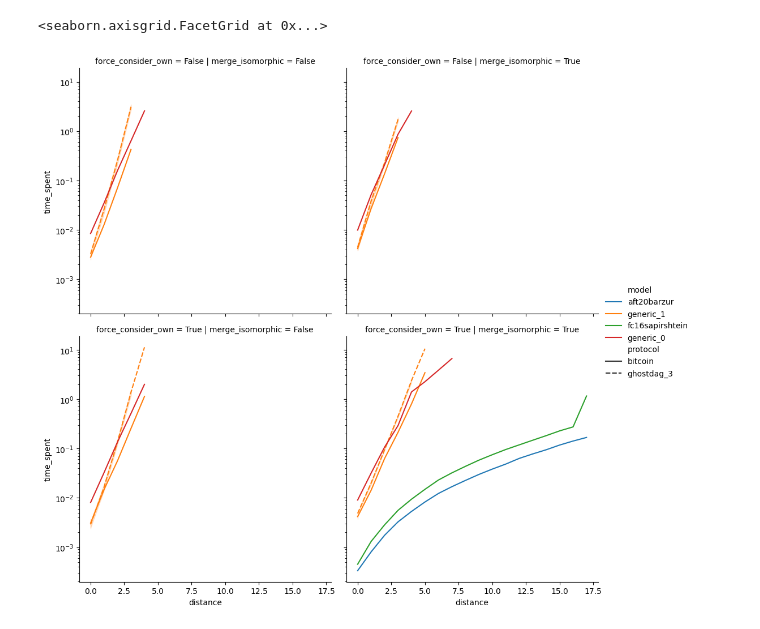
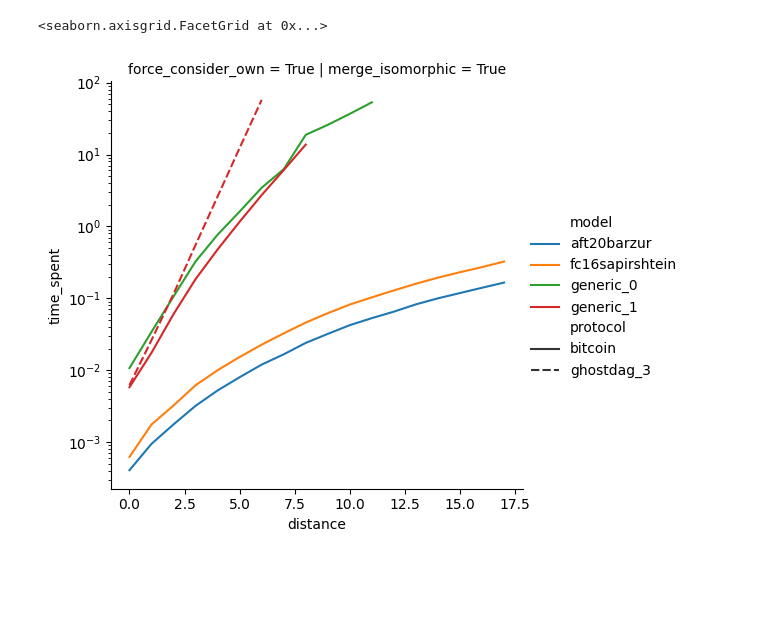
Before and after one commit to pkel/cpr, a Jupyter notebook: mdp/2-generic-v1-state-space-size.ipynb, the cells around one changed output. Cells and saved outputs as stored; diff of their text form; code cells hidden in the pictures; blank space fills up the shorter version.

```diff
--- a/mdp/2-generic-v1-state-space-size.ipynb
+++ b/mdp/2-generic-v1-state-space-size.ipynb
@@ -161,7 +169,7 @@ def step_gen(max_size):
 
 from IPython.display import display, clear_output
 
-max_size = 5000
+max_size = 20000
 
 size_log = []
 
@@ -255,16 +292,18 @@ seaborn.relplot(
 # %%
 seaborn.relplot(
-    data=size_log.query("distance <= 17"),
+    data=size_log.query("distance <= 17").query(
+        "truncate_common_chain and collect_garbage and force_consider_own and merge_isomorphic"
+    ),
     kind="line",
     x="distance",
     y="time_spent",
     hue="model",
     style="protocol",
     row="force_consider_own",
     col="merge_isomorphic",
 ).set(yscale="log")
 # %% [output]
 <seaborn.axisgrid.FacetGrid at 0x...>
-[figure, old version]
+[figure, new version]
 # %%
 size_log.to_pickle("2-generic-v1-state-space-size.size_log.pkl.gz")
```
Also changed, not shown: parts of 6 cells of this notebook, 5 other files.
